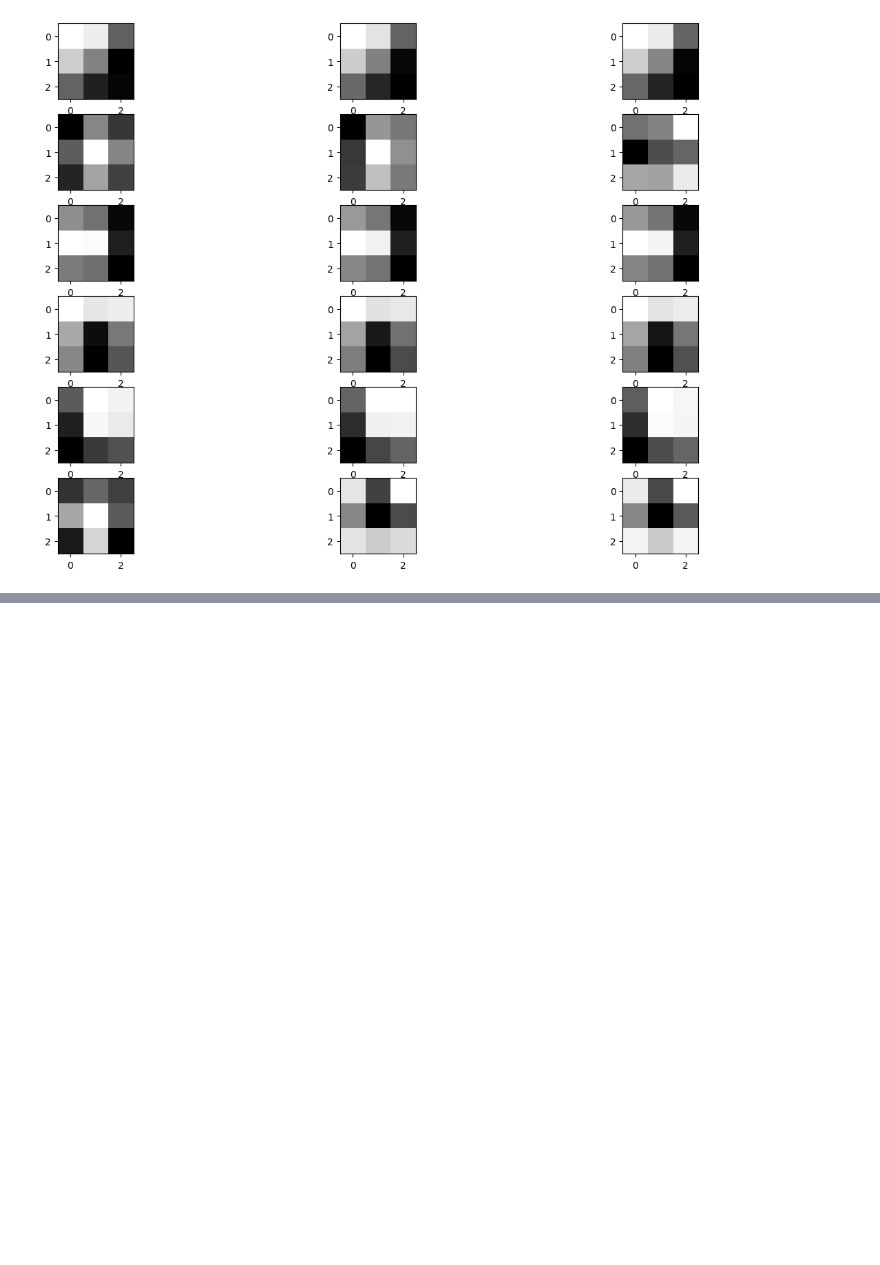
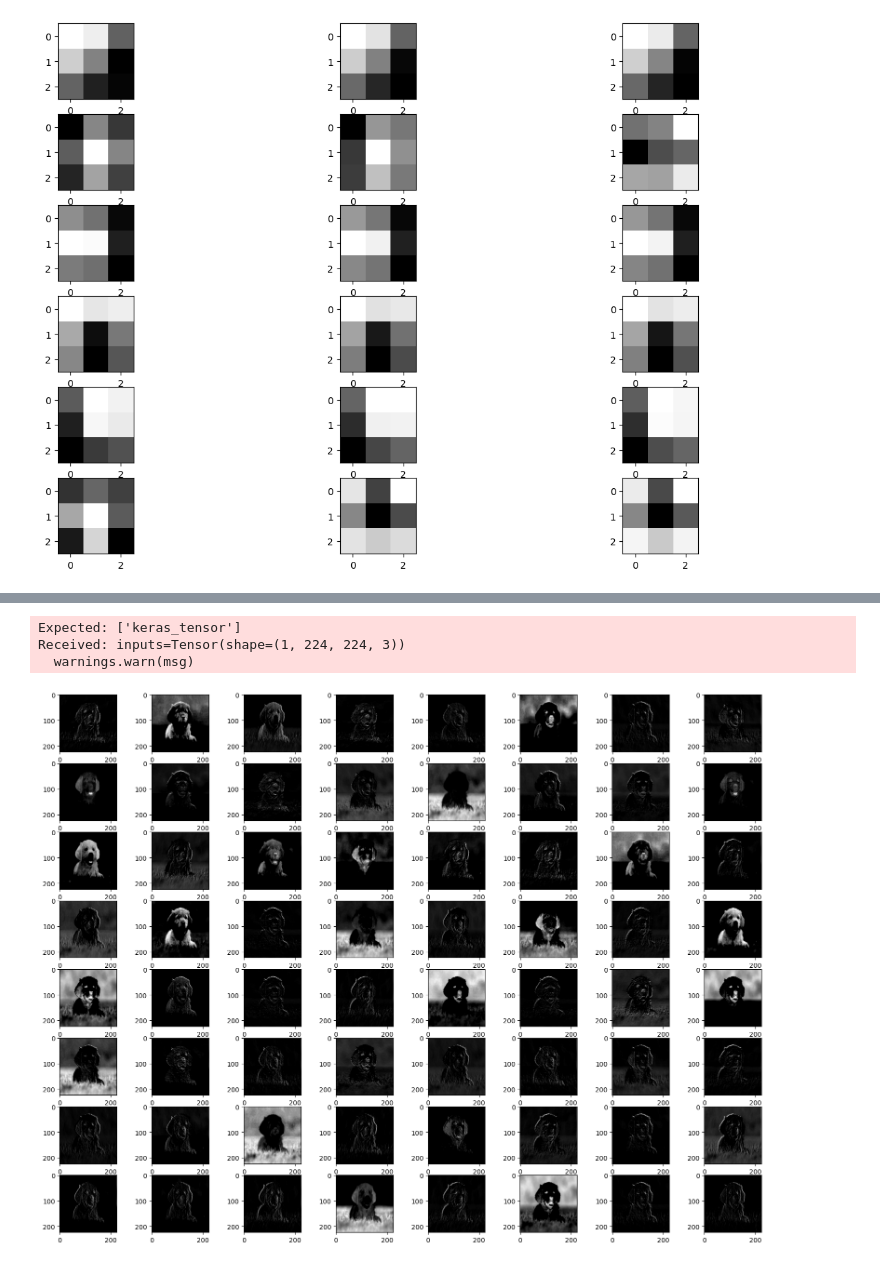
Before and after one commit to Saifullah785/deep-learning-ai-journey, a Jupyter notebook: Lecture_25_visualising_cnn/Lecture_25_visualising_cnn.ipynb, the cells around one changed output, grey strips where cells are left out. Saved outputs shown, nothing was run; the diff lists cells and outputs as text; code cells hidden in the pictures; blank space fills up the shorter version.

Commit message:
Created using Colab while practicing code about Feature Extraction and Visualization using a CNN model

```diff
--- a/Lecture_25_visualising_cnn/Lecture_25_visualising_cnn.ipynb
+++ b/Lecture_25_visualising_cnn/Lecture_25_visualising_cnn.ipynb
@@ -105,0 +113,3 @@ pyplot.show()
+# %%
+# Create a new model that outputs the features from the first convolutional layer (layer with index 1).
+model = Model(inputs = model.inputs, outputs = model.layers[1].output)
@@ -105,0 +119,3 @@ pyplot.show()
+# %%
+# Load an image from the specified path and resize it to 224x224 pixels.
+image = load_img('/content/Dog_Breeds.jpg', target_size=(224, 224))
@@ -105,0 +130,26 @@ pyplot.show()
+# %%
+# Convert the loaded image to a NumPy array.
+image = img_to_array(image)
+
+# Add a batch dimension to the image array (required by the model).
+image = expand_dims(image, axis= 0)
+
+# Preprocess the image data for the VGG16 model.
+image = preprocess_input(image)
+# %%
+# Get the output features of the first convolutional layer for the input image.
+features = model.predict(image)
+
+# Create a figure to display the feature maps.
+fig = pyplot.figure(figsize=(20, 15))
+
+# Loop through each feature map (channel) in the output.
+for i in range(1, features.shape[3]+1):
+  # Create a subplot for each feature map.
+  pyplot.subplot(8, 8, i)
+  # Display the i-th feature map as a grayscale image.
+  pyplot.imshow(features[0, :, :, i-1], cmap='gray')
+
+# Display the figure with all the feature maps.
+pyplot.show()
+# %% [output]
@@ -105,0 +157,4 @@ pyplot.show()
+Expected: ['keras_tensor']
+Received: inputs=Tensor(shape=(1, 224, 224, 3))
+  warnings.warn(msg)
+[figure, added]
```
Also changed, not shown: parts of 8 cells of this notebook.
